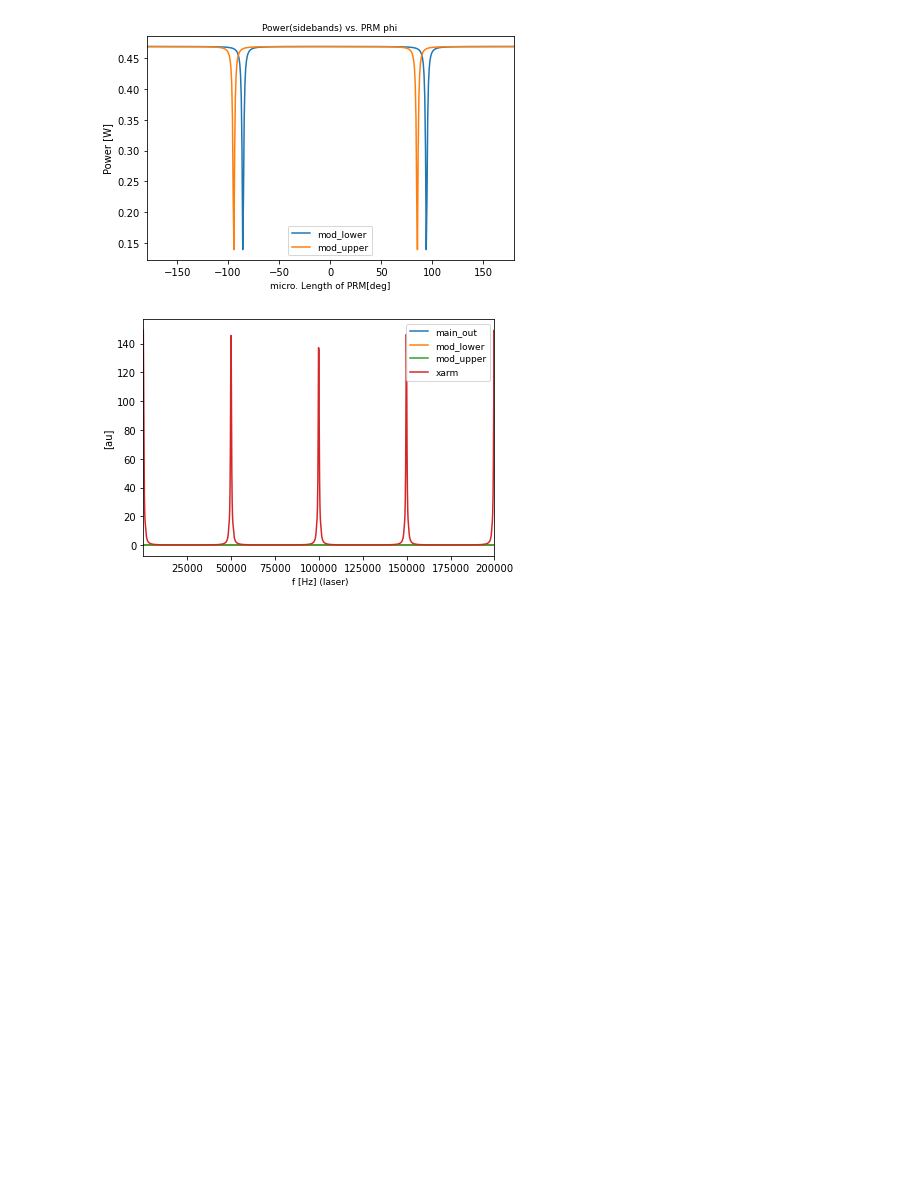
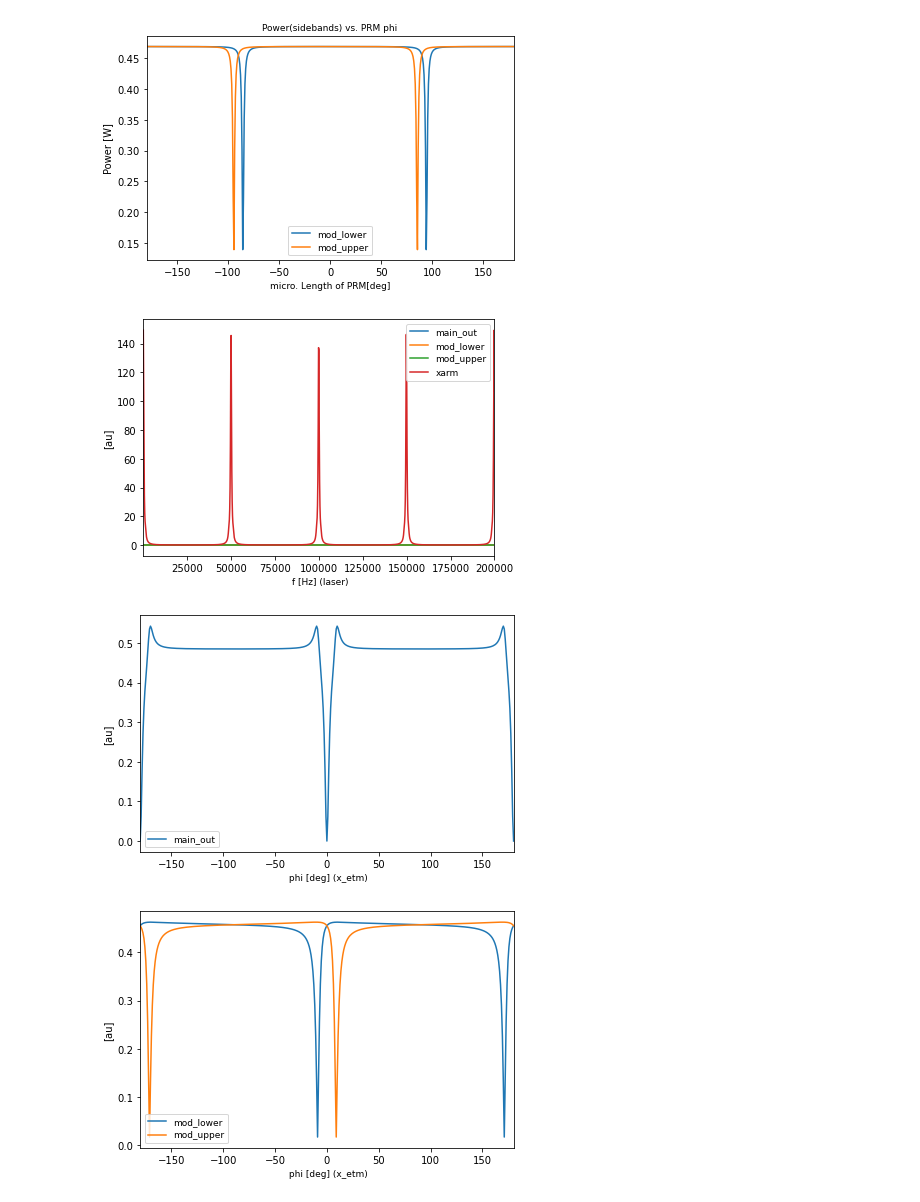
Before and after one commit to choudhary0parivesh/Finesse, a Jupyter notebook: Power Recycled MI/PRMI.ipynb, the cells around one changed output. Saved outputs shown, nothing was run; the diff lists cells and outputs as text; code cells hidden in the pictures; blank space fills up the shorter version.

Commit message:
add graphs

```diff
--- a/Power Recycled MI/PRMI.ipynb
+++ b/Power Recycled MI/PRMI.ipynb
@@ -76,9 +76,15 @@ out2.plot(['mod_upper','mod_lower'],xlabel='micro. Length of PRM[deg]',ylabel='P
 # %%
 kat2 = kat1.deepcopy()
 kat2.PRC.s=3.24
 kat2.PRM.phi=90
 kat2.parse(""" xaxis laser f lin 1 200k 1000 """)
 out3=kat2.run()
 out3.plot()
+kat2.parse(""" xaxis x_etm phi lin 180 -180 400 """)
+out4=kat2.run()
+out4.plot(['main_out'])
+out4.plot(['mod_upper','mod_lower'])
 # %% [output]
 [figure]
+[figure, added]
+[figure, added]
```
